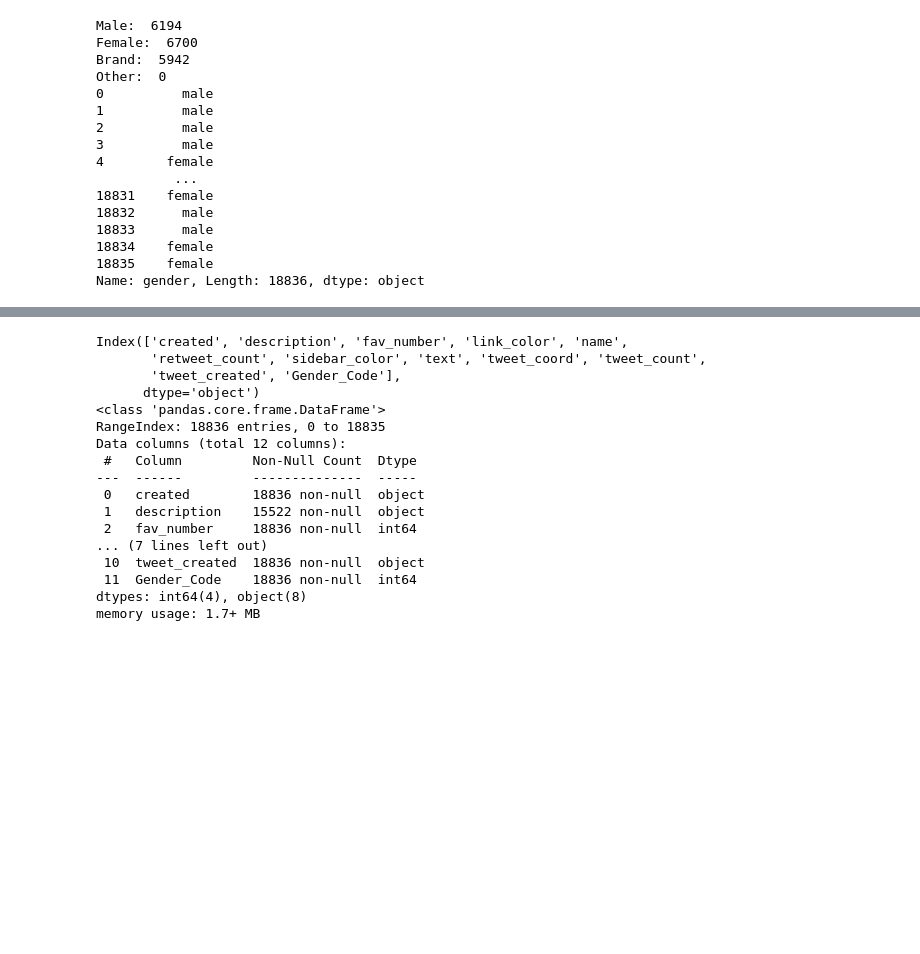
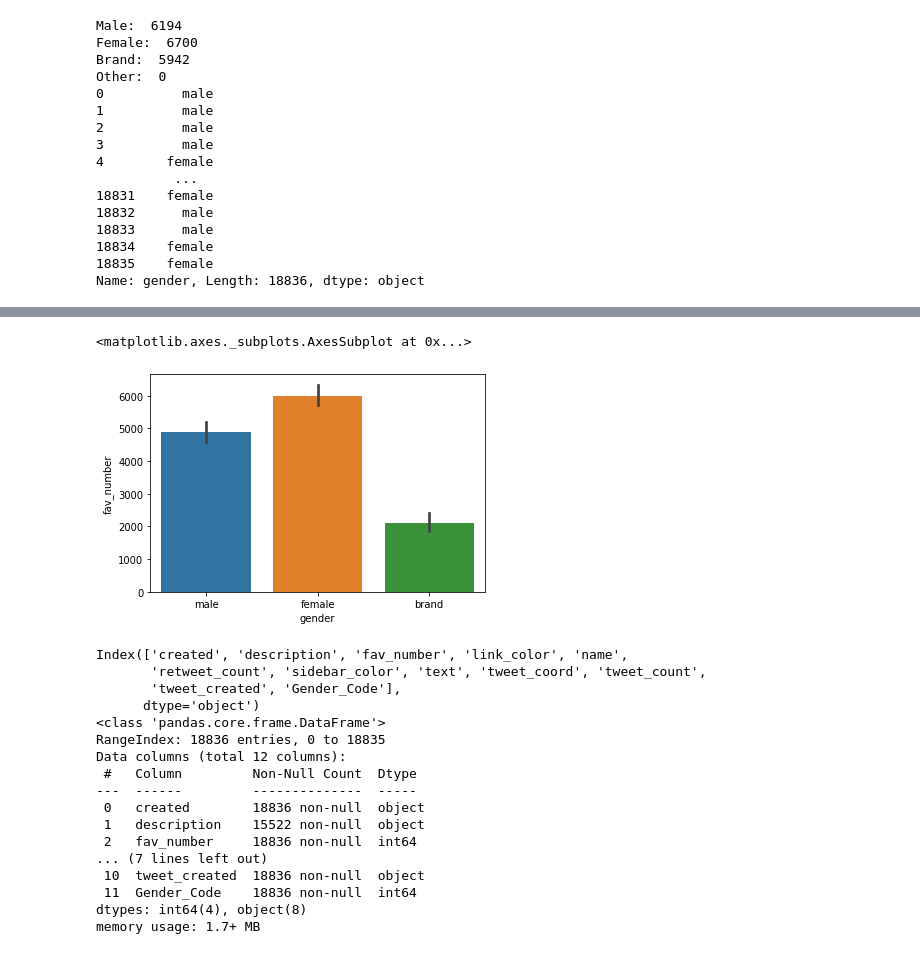
Before and after one commit to sayeemabdullah/Twitter-User-Gender-Prediction, a Jupyter notebook: TwitterUserGenderPredictionUsingRetweetCount&TweetCount&FavoritedTweet.ipynb, the cells around one changed output, grey strips where cells are left out. Cells and saved outputs as stored; diff of their text form; code cells hidden in the pictures; blank space fills up the shorter version.

```diff
--- a/TwitterUserGenderPredictionUsingRetweetCount&TweetCount&FavoritedTweet.ipynb
+++ b/TwitterUserGenderPredictionUsingRetweetCount&TweetCount&FavoritedTweet.ipynb
@@ -136,3 +147,8 @@ df['Gender_Code'] = target_list
+# %%
+sb.barplot (x = 'gender', y = 'fav_number',data = df)
+# %% [output]
+<matplotlib.axes._subplots.AxesSubplot at 0x...>
+[figure, added]
 # %%
 df.drop(['gender'], axis='columns', inplace=True)
 
```
Also changed, not shown: parts of 6 cells of this notebook.
